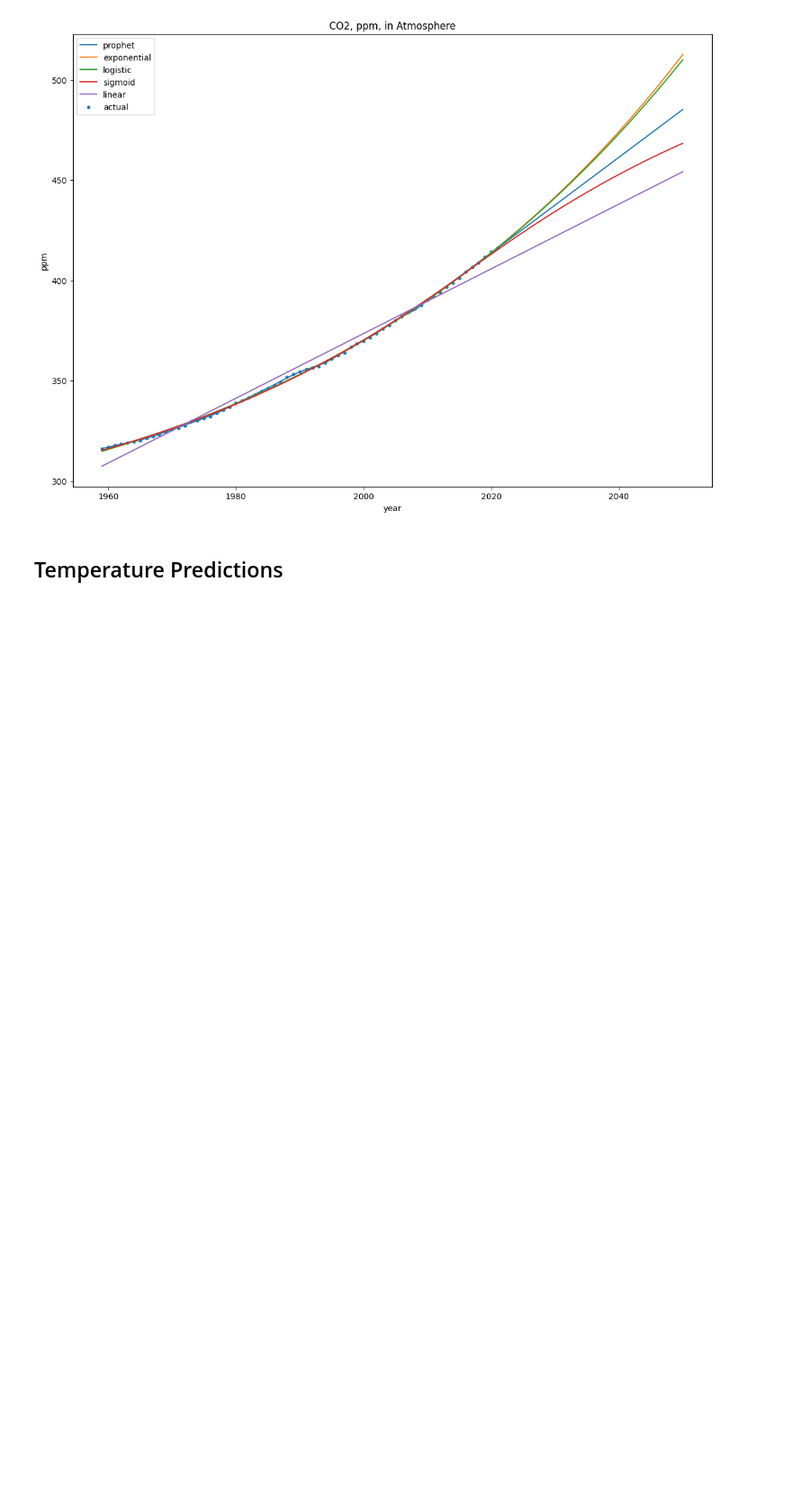
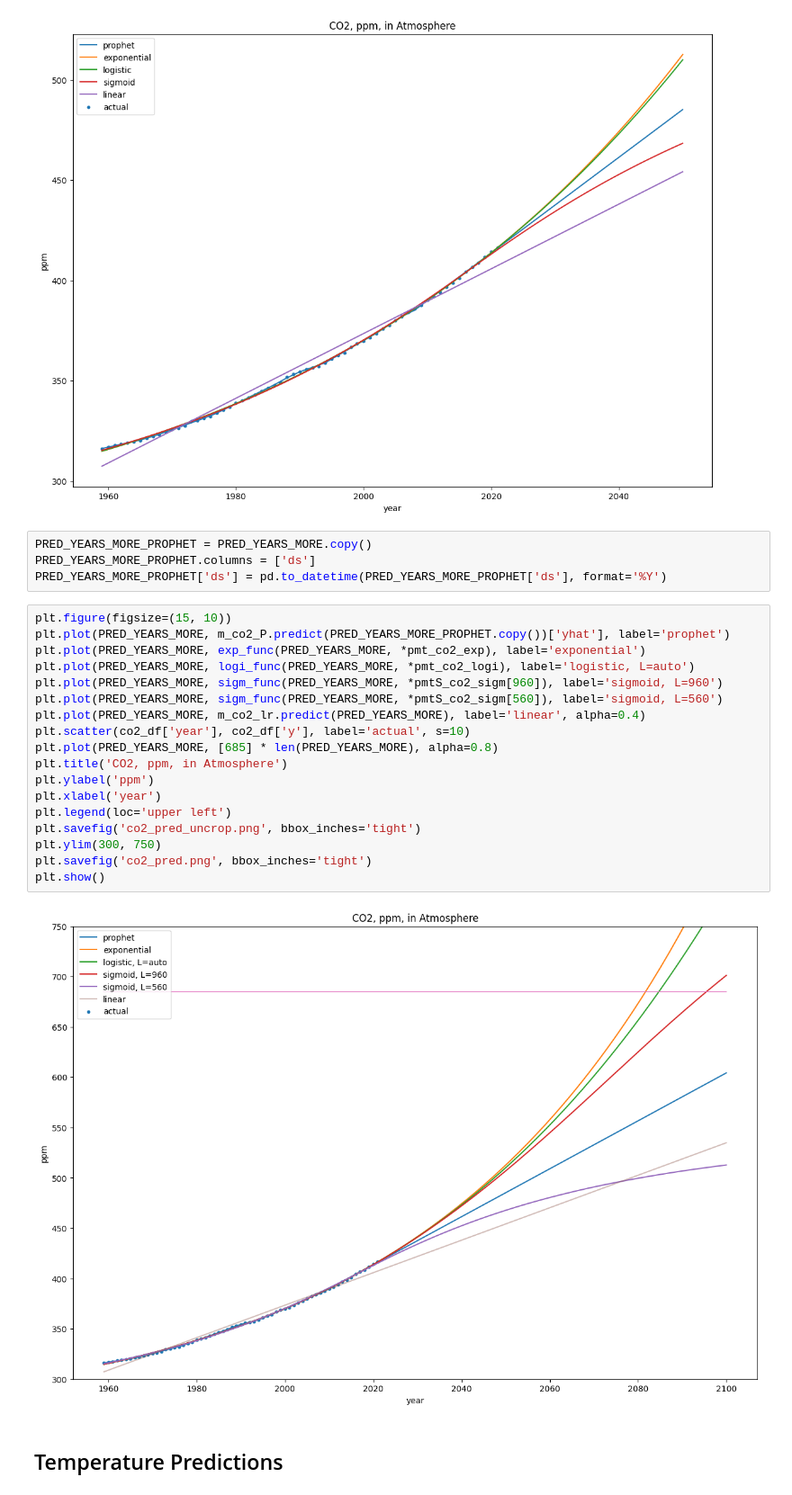
Before and after one commit to akioweh/The-HiMCM, a Jupyter notebook: py/main.ipynb, the cells around one changed output. Shown at 90% size. Saved outputs shown, nothing was run; the diff lists cells and outputs as text; blank space fills up the shorter version.

Commit message:
more graphs

```diff
--- a/py/main.ipynb
+++ b/py/main.ipynb
@@ -413,6 +411,30 @@ plt.legend()
 plt.show()
 # %% [output]
 [figure]
+# %%
+PRED_YEARS_MORE_PROPHET = PRED_YEARS_MORE.copy()
+PRED_YEARS_MORE_PROPHET.columns = ['ds']
+PRED_YEARS_MORE_PROPHET['ds'] = pd.to_datetime(PRED_YEARS_MORE_PROPHET['ds'], format='%Y')
+# %%
+plt.figure(figsize=(15, 10))
+plt.plot(PRED_YEARS_MORE, m_co2_P.predict(PRED_YEARS_MORE_PROPHET.copy())['yhat'], label='prophet')
+plt.plot(PRED_YEARS_MORE, exp_func(PRED_YEARS_MORE, *pmt_co2_exp), label='exponential')
+plt.plot(PRED_YEARS_MORE, logi_func(PRED_YEARS_MORE, *pmt_co2_logi), label='logistic, L=auto')
+plt.plot(PRED_YEARS_MORE, sigm_func(PRED_YEARS_MORE, *pmtS_co2_sigm[960]), label='sigmoid, L=960')
+plt.plot(PRED_YEARS_MORE, sigm_func(PRED_YEARS_MORE, *pmtS_co2_sigm[560]), label='sigmoid, L=560')
+plt.plot(PRED_YEARS_MORE, m_co2_lr.predict(PRED_YEARS_MORE), label='linear', alpha=0.4)
+plt.scatter(co2_df['year'], co2_df['y'], label='actual', s=10)
+plt.plot(PRED_YEARS_MORE, [685] * len(PRED_YEARS_MORE), alpha=0.8)
+plt.title('CO2, ppm, in Atmosphere')
+plt.ylabel('ppm')
+plt.xlabel('year')
+plt.legend(loc='upper left')
+plt.savefig('co2_pred_uncrop.png', bbox_inches='tight')
+plt.ylim(300, 750)
+plt.savefig('co2_pred.png', bbox_inches='tight')
+plt.show()
+# %% [output]
+[figure, added]
 # %% [markdown]
 ## Temperature Predictions
 # %% [markdown]
```
Also changed, not shown: parts of 4 cells of this notebook, 3 other files.
